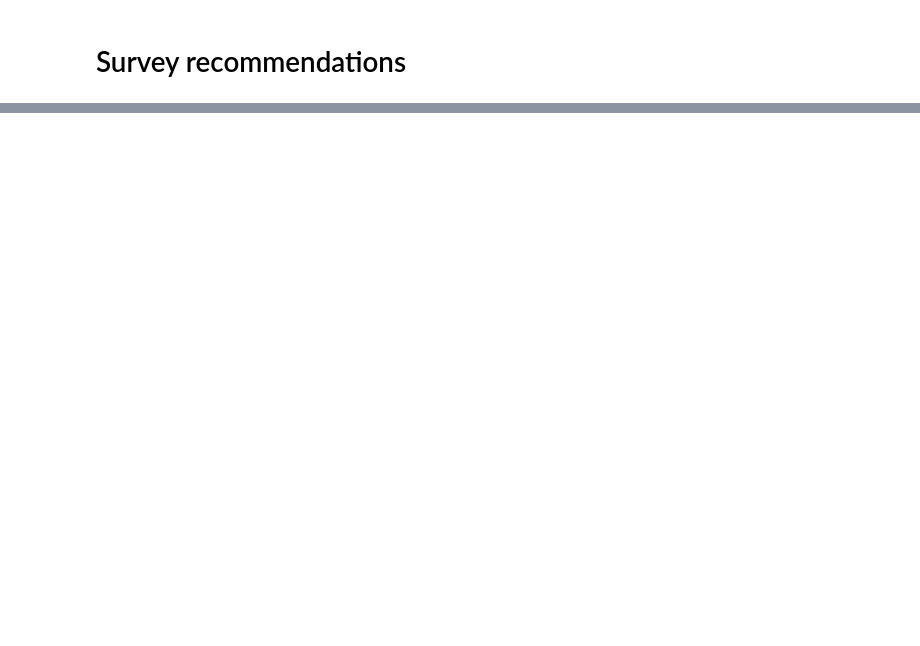
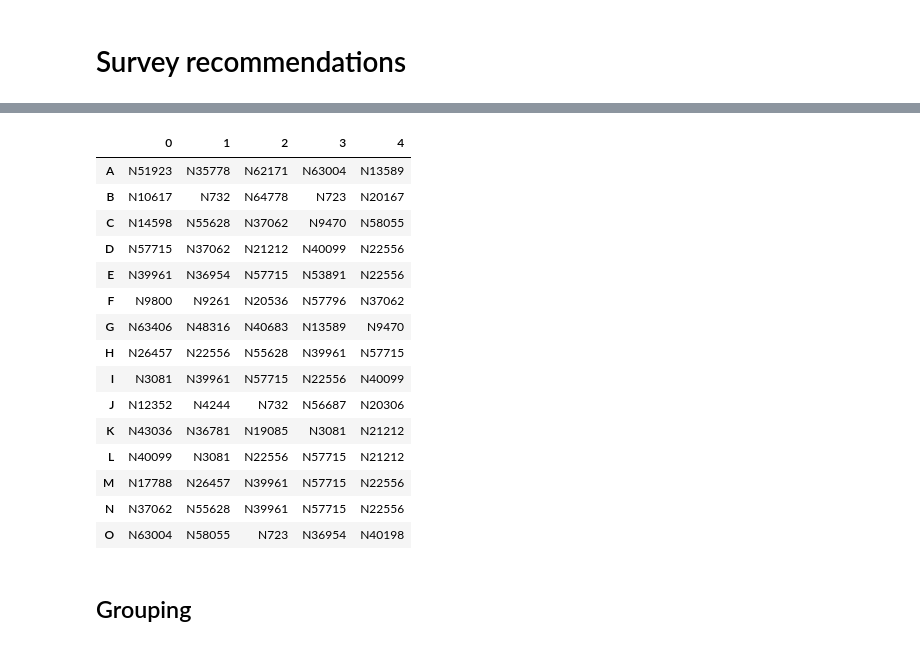
Before and after one commit to PhilHippo/MINDFUL-A-Lenskit-based-Recommender-System, a Jupyter notebook: mega_clean_model.ipynb, the cells around one changed output, grey strips where cells are left out. Drawn from its saved outputs; the diff is of its cells as text; code cells hidden in the pictures; blank space fills up the shorter version.

```diff
--- a/mega_clean_model.ipynb
+++ b/mega_clean_model.ipynb
@@ -579,0 +569,3 @@ survey_interactions.at[13, 'item'].extend([])
+# %%
+# Flattening the clicked news and associating with user_id, that means we divide the lists into one row for each clicked news
+survey_interactions = survey_interactions.explode('item')[['user', 'item']]
@@ -579,0 +648,34 @@ survey_interactions.at[13, 'item'].extend([])
+# %%
+user_id = 'B'
+recommended_news_indices = recommend_news('A', interaction_matrix_csr, news_similarity, user_to_id, top_n=10)
+# %%
+users = list('ABCDEFGHIJKLMNO')
+# %%
+recommendations = {}
+
+# Iterate through all users
+for user in users:
+    recommended_news_indices = recommend_news(user, interaction_matrix_csr, news_similarity, user_to_id, top_n=5)
+    recommendations[user] = recommended_news_indices
+# %%
+recommendations_df = pd.DataFrame.from_dict(recommendations, orient='index')
+recommendations_df
+# %% [output]
+|  | 0 | 1 | 2 | 3 | 4 |
+| A | N51923 | N35778 | N62171 | N63004 | N13589 |
+| B | N10617 | N732 | N64778 | N723 | N20167 |
+| C | N14598 | N55628 | N37062 | N9470 | N58055 |
+| D | N57715 | N37062 | N21212 | N40099 | N22556 |
+| E | N39961 | N36954 | N57715 | N53891 | N22556 |
+| F | N9800 | N9261 | N20536 | N57796 | N37062 |
+| G | N63406 | N48316 | N40683 | N13589 | N9470 |
+| H | N26457 | N22556 | N55628 | N39961 | N57715 |
+| I | N3081 | N39961 | N57715 | N22556 | N40099 |
+| J | N12352 | N4244 | N732 | N56687 | N20306 |
+| K | N43036 | N36781 | N19085 | N3081 | N21212 |
+| L | N40099 | N3081 | N22556 | N57715 | N21212 |
+| M | N17788 | N26457 | N39961 | N57715 | N22556 |
+| N | N37062 | N55628 | N39961 | N57715 | N22556 |
+| O | N63004 | N58055 | N723 | N36954 | N40198 |
+# %% [markdown]
+## Grouping
```
Also changed, not shown: parts of 27 cells of this notebook, 1 other file.
